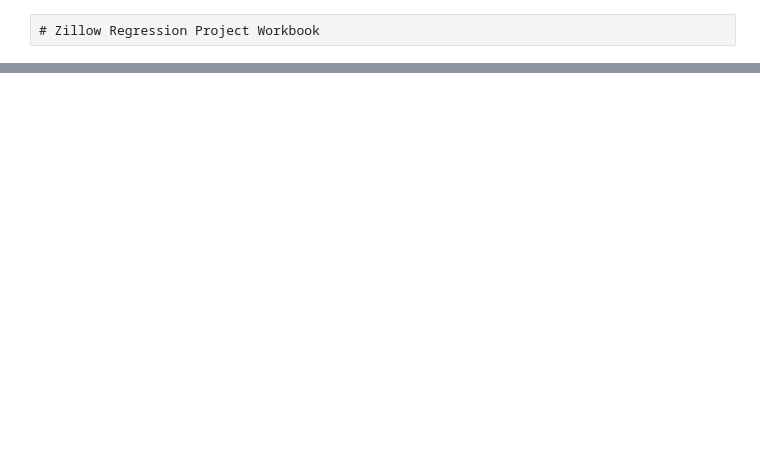
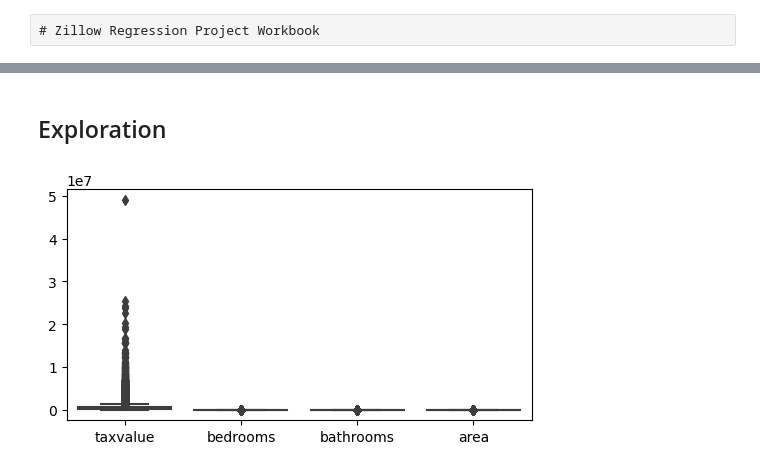
Before and after one commit to scottbarnett97/Regression-Project-Estimating-Home-Value, a Jupyter notebook: workbook_project.ipynb, the cells around one changed output, grey strips where cells are left out. Drawn from its saved outputs; the diff is of its cells as text; code cells hidden in the pictures; blank space fills up the shorter version.

```diff
--- a/workbook_project.ipynb
+++ b/workbook_project.ipynb
@@ -65,0 +95,3 @@ ValueError: unsupported format character ''' (0x27) at index 432
+# %%
+# check import funcions
+df = acquire.get_zillow_data()
@@ -65,0 +118,3 @@ ValueError: unsupported format character ''' (0x27) at index 432
+# %%
+# drop the non 2017
+df = df[df['transactiondate'].str.startswith('2017')]
@@ -65,0 +149,2 @@ ValueError: unsupported format character ''' (0x27) at index 432
+# %%
+df = prepare.prep_zillow(df)
@@ -65,0 +171,10 @@ ValueError: unsupported format character ''' (0x27) at index 432
+# %% [markdown]
+## Exploration
+# %%
+#outliers?
+#looking for outliers
+plt.figure(figsize=(6, 3))
+sns.boxplot(data=df)
+plt.show()
+# %% [output]
+[figure, added]
```
Also changed, not shown: parts of 94 cells of this notebook, 4 other files.
